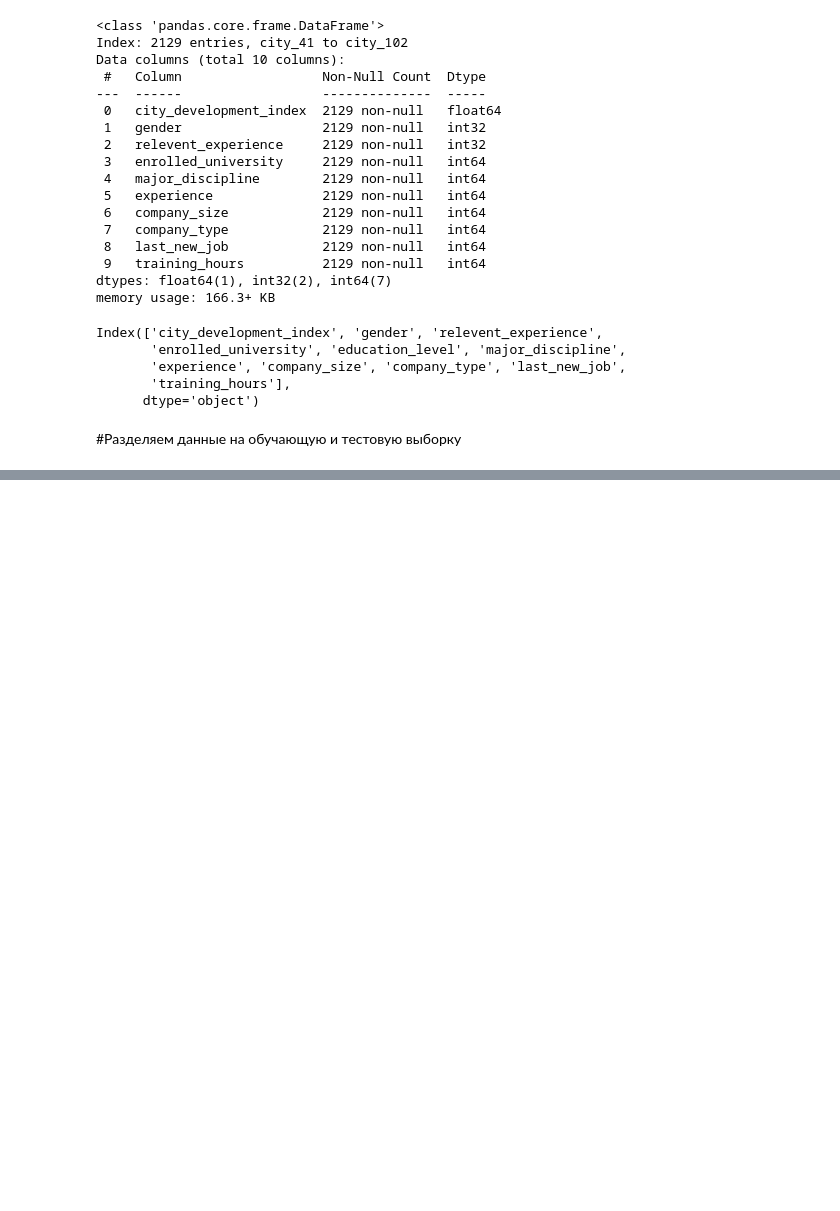
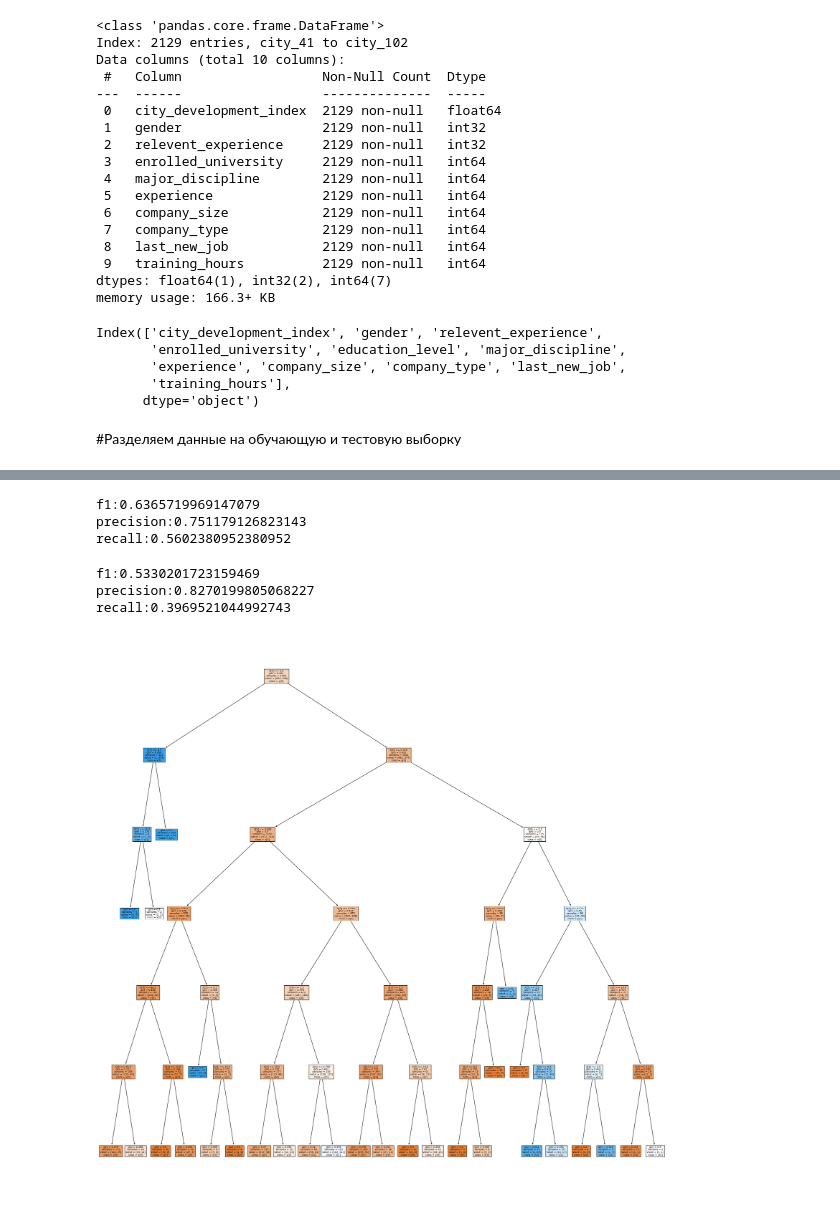
Before and after one commit to DmitryBal/Dim_asB, a Jupyter notebook: Дз №4 по Учебной практике.ipynb, the cells around one changed output, grey strips where cells are left out. Drawn from its saved outputs; the diff is of its cells as text; code cells hidden in the pictures; blank space fills up the shorter version.

```diff
--- a/Дз №4 по Учебной практике.ipynb
+++ b/Дз №4 по Учебной практике.ipynb
@@ -183,0 +187,23 @@ _ = plot_tree(Tree, filled=True, class_names=True)
+# %%
+
+tree = DecisionTreeClassifier(class_weight=None, criterion='gini', max_depth=None,
+            max_features=None, max_leaf_nodes=None,
+            min_impurity_decrease=0, min_samples_leaf=2, min_samples_split=3,
+            min_weight_fraction_leaf=0, random_state=35,
+            splitter='best')
+
+params = {
+    'max_depth': list(range(1, 25)),
+    'min_samples_split': [2, 3, 4, 5, 6, 7, 8, 9, 10]
+}
+
+gridsearch = GridSearchCV(cv=3, error_score='raise-deprecating',
+       estimator=tree,n_jobs=-1,
+       param_grid=params, pre_dispatch='2*n_jobs',
+       refit=True, return_train_score='warn',
+       verbose=1)
+
+
+gridsearch.fit(X_train, Y_train)
+Tree = gridsearch.best_estimator_
+Tree
@@ -183,0 +219,21 @@ _ = plot_tree(Tree, filled=True, class_names=True)
+# %%
+print("f1:"+str(numpy.average(cross_val_score(Tree, X_train, Y_train, scoring='f1'))))
+print("precision:"+str(numpy.average(cross_val_score(Tree, X_train, Y_train, scoring='precision'))))
+print("recall:"+str(numpy.average(cross_val_score(Tree, X_train, Y_train, scoring='recall'))))
+# %% [output]
+f1:0.6365719969147079
+precision:0.751179126823143
+recall:0.5602380952380952
+# %%
+print("f1:"+str(numpy.average(cross_val_score(Tree, X_test, Y_test, scoring='f1'))))
+print("precision:"+str(numpy.average(cross_val_score(Tree, X_test, Y_test, scoring='precision'))))
+print("recall:"+str(numpy.average(cross_val_score(Tree, X_test, Y_test, scoring='recall'))))
+# %% [output]
+f1:0.5330201723159469
+precision:0.8270199805068227
+recall:0.3969521044992743
+# %%
+fig = plt.figure(figsize=(30,30))
+_ = plot_tree(Tree, filled=True, class_names=True)
+# %% [output]
+[figure, added]
```
Also changed, not shown: parts of 29 cells of this notebook, 2 other files.
